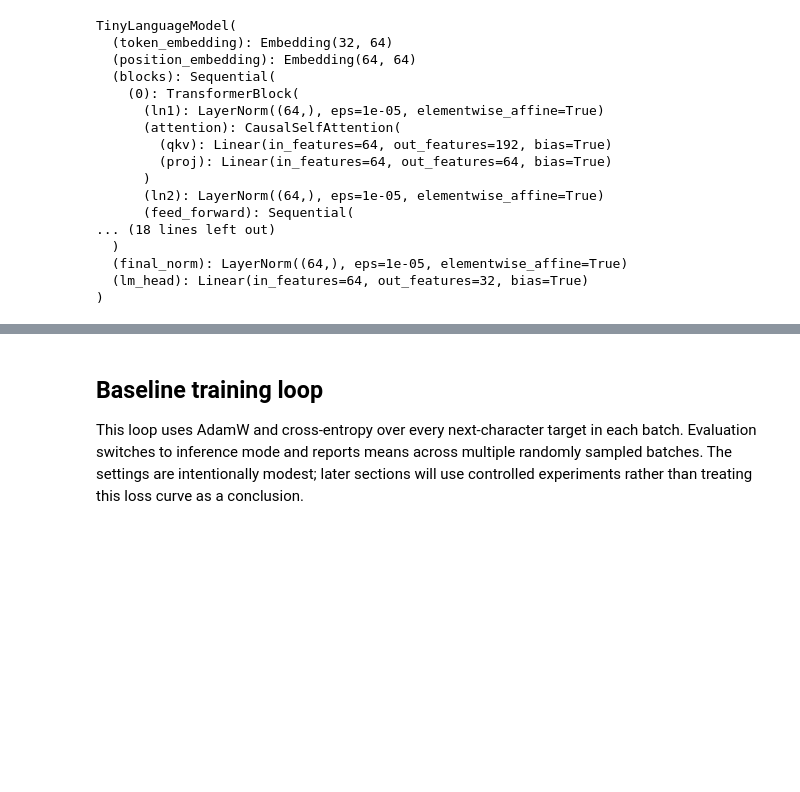
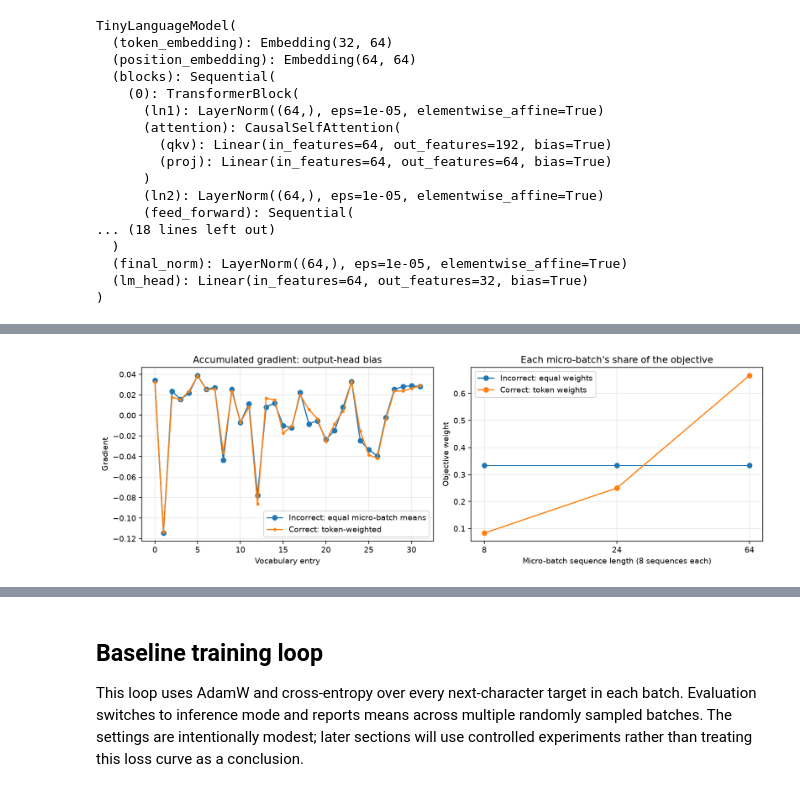
Before and after one commit to dhruv369/ERA_Portfolio, a Jupyter notebook: Assignments/S10/session10.ipynb, the cells around one changed output, grey strips where cells are left out. Drawn from its saved outputs; the diff is of its cells as text; code cells hidden in the pictures; blank space fills up the shorter version.

Commit message:
Add unequal length accumlation experiment.

```diff
--- a/Assignments/S10/session10.ipynb
+++ b/Assignments/S10/session10.ipynb
@@ -229,0 +234,88 @@ The estimates agree to about `5.7e-6` absolute error (`0.059%` relative error) f
+# %%
+import matplotlib.pyplot as plt
+
+model_was_training = model.training
+model.eval()
+parameters = tuple(model.parameters())
+microbatch_lengths = (8, 24, 64)
+microbatch_size = 8
+wrong_gradients = [torch.zeros_like(parameter) for parameter in parameters]
+weighted_gradient_sums = [torch.zeros_like(parameter) for parameter in parameters]
+microbatch_mean_losses = []
+microbatch_token_counts = []
+
+for microbatch_index, sequence_length in enumerate(microbatch_lengths):
+    starts = (
+        torch.arange(microbatch_size, device=device) * (sequence_length + 1)
+        + microbatch_index * microbatch_size * (block_size + 1)
+    )
+    offsets = torch.arange(sequence_length, device=device)
+    micro_x = train_data[starts[:, None] + offsets]
+    micro_y = train_data[starts[:, None] + offsets + 1]
+    micro_logits, _ = model(micro_x)
+    summed_token_loss = F.cross_entropy(
+        micro_logits.reshape(-1, vocab_size),
+        micro_y.reshape(-1),
+        reduction="sum",
+    )
+    token_count = micro_y.numel()
+    gradients_of_sum = torch.autograd.grad(summed_token_loss, parameters)
+    microbatch_mean_losses.append(summed_token_loss.item() / token_count)
+    microbatch_token_counts.append(token_count)
+    for parameter_index, gradient_of_sum in enumerate(gradients_of_sum):
+        weighted_gradient_sums[parameter_index] += gradient_of_sum
+        wrong_gradients[parameter_index] += gradient_of_sum / (
+            token_count * len(microbatch_lengths)
+        )
+
+total_tokens = sum(microbatch_token_counts)
+correct_loss = sum(
+    loss * count
+    for loss, count in zip(microbatch_mean_losses, microbatch_token_counts)
+) / total_tokens
+incorrect_loss = sum(microbatch_mean_losses) / len(microbatch_mean_losses)
+correct_gradients = [gradient / total_tokens for gradient in weighted_gradient_sums]
+wrong_gradient_norm = torch.sqrt(sum(gradient.square().sum() for gradient in wrong_gradients))
+correct_gradient_norm = torch.sqrt(sum(gradient.square().sum() for gradient in correct_gradients))
+gradient_difference = torch.sqrt(
+    sum((wrong - correct).square().sum() for wrong, correct in zip(wrong_gradients, correct_gradients))
+)
+relative_gradient_difference = gradient_difference / correct_gradient_norm
+correct_token_shares = [count / total_tokens for count in microbatch_token_counts]
+incorrect_token_shares = [1 / len(microbatch_lengths)] * len(microbatch_lengths)
+
+print(f"micro-batch token counts: {microbatch_token_counts}")
+print(f"per-micro-batch mean losses: {[round(value, 6) for value in microbatch_mean_losses]}")
+print(f"incorrect equal-micro-batch mean loss: {incorrect_loss:.6f}")
+print(f"correct token-weighted mean loss:     {correct_loss:.6f}")
+print(f"incorrect gradient norm: {wrong_gradient_norm.item():.6f}")
+print(f"correct gradient norm:   {correct_gradient_norm.item():.6f}")
+print(f"relative gradient difference: {relative_gradient_difference.item():.2%}")
+print(f"equal-micro-batch weights: {[f'{share:.1%}' for share in incorrect_token_shares]}")
+print(f"correct token weights:    {[f'{share:.1%}' for share in correct_token_shares]}")
+
+wrong_head_bias = wrong_gradients[-1].detach().cpu().numpy()
+correct_head_bias = correct_gradients[-1].detach().cpu().numpy()
+microbatch_positions = range(1, len(microbatch_lengths) + 1)
+fig, axes = plt.subplots(1, 2, figsize=(12, 4))
+axes[0].plot(wrong_head_bias, marker="o", label="Incorrect: equal micro-batch means")
+axes[0].plot(correct_head_bias, marker=".", label="Correct: token-weighted")
+axes[0].set(title="Accumulated gradient: output-head bias", xlabel="Vocabulary entry", ylabel="Gradient")
+axes[0].grid(alpha=0.3)
+axes[0].legend()
+axes[1].plot(microbatch_positions, incorrect_token_shares, marker="o", label="Incorrect: equal weights")
+axes[1].plot(microbatch_positions, correct_token_shares, marker="o", label="Correct: token weights")
+axes[1].set(
+    title="Each micro-batch's share of the objective",
+    xlabel="Micro-batch sequence length (8 sequences each)",
+    ylabel="Objective weight",
+    xticks=list(microbatch_positions),
+    xticklabels=[str(length) for length in microbatch_lengths],
+)
+axes[1].grid(alpha=0.3)
+axes[1].legend()
+fig.tight_layout()
+plt.show()
+model.train(model_was_training)
+fig
+# %% [output]
@@ -229,0 +331 @@ The estimates agree to about `5.7e-6` absolute error (`0.059%` relative error) f
+[figure, added]
```
Also changed, not shown: parts of 4 cells of this notebook, 1 other file.
